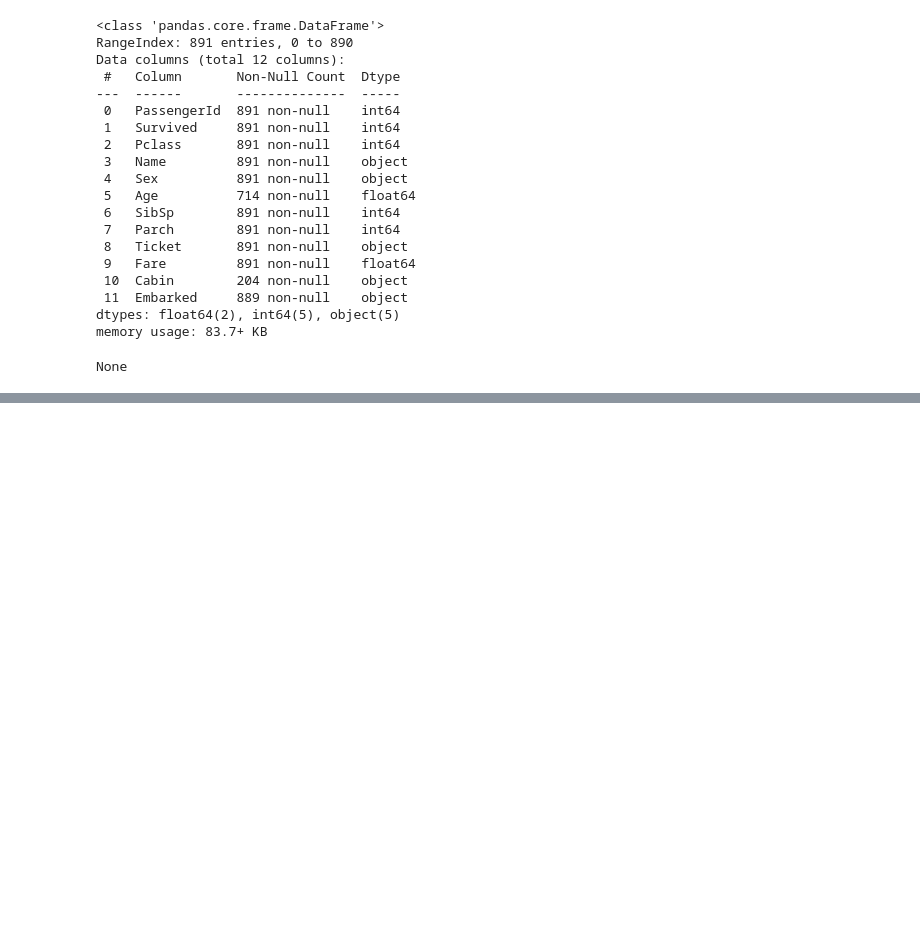
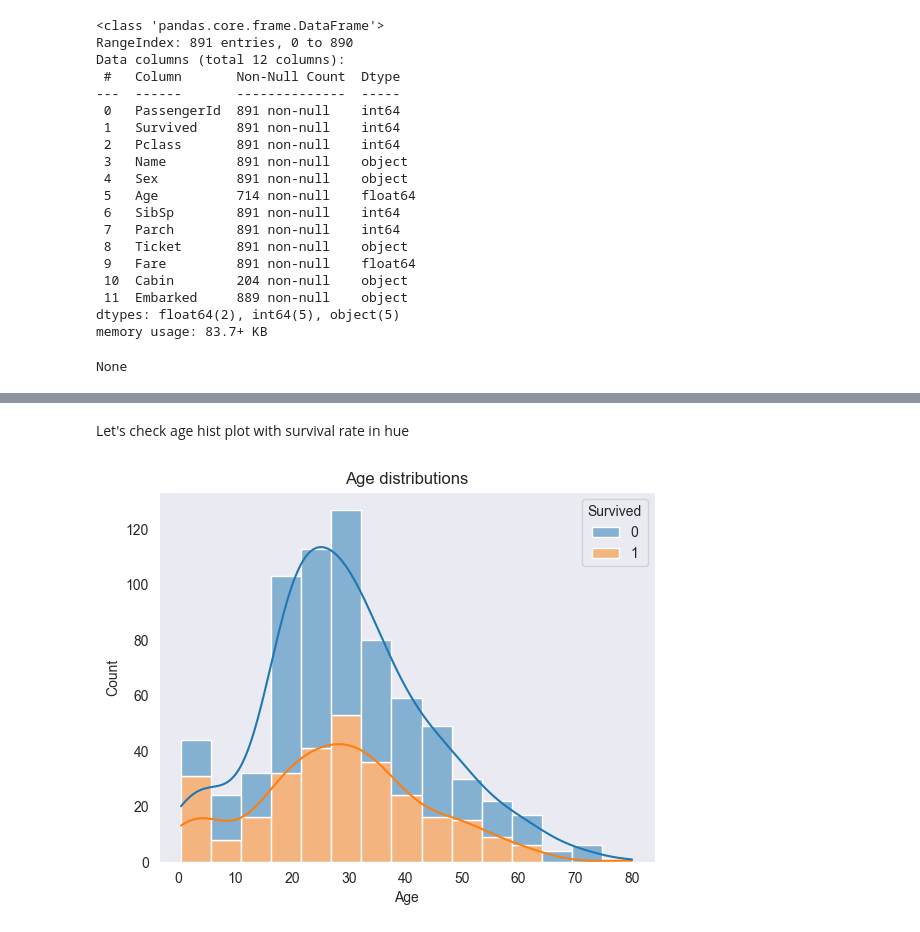
Before and after one commit to MauriRubioJob/K_Titanic_ML_Modeling, a Jupyter notebook: titanic-death-analysis.ipynb, the cells around one changed output, grey strips where cells are left out. Saved outputs shown, nothing was run; the diff lists cells and outputs as text; code cells hidden in the pictures; blank space fills up the shorter version.

```diff
--- a/titanic-death-analysis.ipynb
+++ b/titanic-death-analysis.ipynb
@@ -40,0 +126,8 @@ None
+# %%
+from collections import Counter
+outliers = detect_outliers(train_data,2,["Age","SibSp","Parch","Fare"])
+train_data.iloc[outliers,:][["Age","SibSp","Parch","Fare"]] # This data we are taking out.
+display(train_data.iloc[train_data.index[outliers],:])
+print(train_data.shape)
+train_data.drop(train_data.index[outliers],inplace=True)
+print(train_data.shape)
@@ -40,0 +168,10 @@ None
+# %% [markdown]
+Let's check age hist plot with survival rate in hue
+# %%
+sns.set_style("dark")
+sns.histplot(x = 'Age', hue = 'Survived', data = train_data,bins = 15, multiple='stack', kde = True, color = 'black')
+
+plt.title("Age distributions")
+plt.show()
+# %% [output]
+[figure, added]
```
Also changed, not shown: parts of 49 cells of this notebook, 2 other files.
